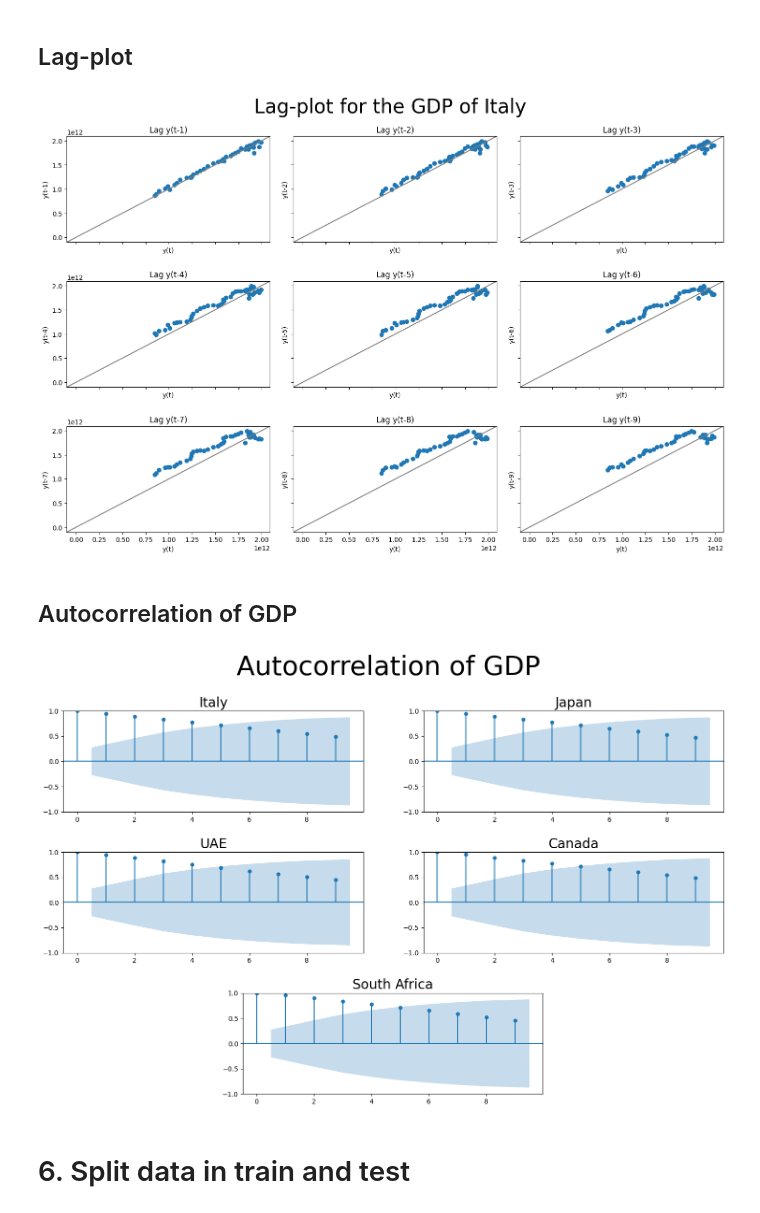
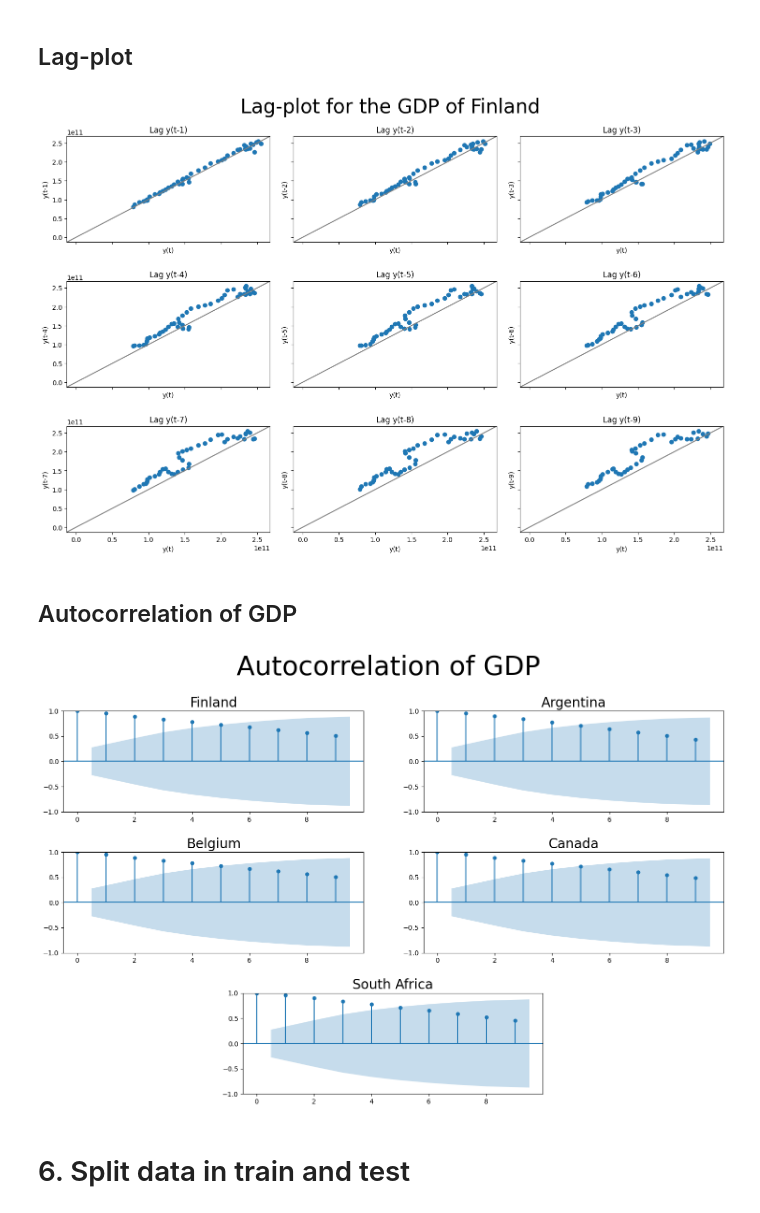
Before and after one commit to dariogemo/UNIVR-SMDS, a Jupyter notebook: prova.ipynb, the cells around one changed output. Cells and saved outputs as stored; diff of their text form; code cells hidden in the pictures.

```diff
--- a/prova.ipynb
+++ b/prova.ipynb
@@ -40 +41,4 @@ df.head(3)
 3 rows × 53 columns
+# %%
+nation_list = f.create_nation_list(valid_nations, df)
+nation_list
@@ -79,8 +84,6 @@ nation_list = ['Italy', 'Japan', 'UAE', 'Canada', 'South Africa']
 # %%
-i = 0
-for df in df_list:
-    print(nation_list[i])
+for idx, df in enumerate(df_list):
+    print(nation_list[idx])
     print(df.info())
     print('----------------------------------------------')
-    i += 1
 # %% [output]
@@ -234,35 +229,35 @@ plt.suptitle('Scatter of lowest correlation variables', fontsize = 40)
 plt.tight_layout(pad = 2.8, h_pad = 1.8)
 fig.subplots_adjust(hspace = 0.4, wspace = 0.2)
 
-idx = f.lowest_corr_variable(corr_ita)
+idx = f.lowest_corr_variable(corr_1)
 low_corr_list.append(idx)
-sns.scatterplot(x = df_italy[idx[0]], y = df_italy[idx[1]], ax = ax[0][0])
-idx = f.lowest_corr_variable(corr_jap)
+sns.scatterplot(x = df_1[idx[0]], y = df_1[idx[1]], ax = ax[0][0])
+idx = f.lowest_corr_variable(corr_2)
 low_corr_list.append(idx)
-sns.scatterplot(x = df_japan[idx[0]], y = df_japan[idx[1]], ax = ax[0][1])
-idx = f.lowest_corr_variable(corr_uae)
+sns.scatterplot(x = df_2[idx[0]], y = df_2[idx[1]], ax = ax[0][1])
+idx = f.lowest_corr_variable(corr_3)
 low_corr_list.append(idx)
-sns.scatterplot(x = df_uae[idx[0]], y = df_uae[idx[1]], ax = ax[1][0])
-idx = f.lowest_corr_variable(corr_canada)
+sns.scatterplot(x = df_3[idx[0]], y = df_3[idx[1]], ax = ax[1][0])
+idx = f.lowest_corr_variable(corr_4)
 low_corr_list.append(idx)
-sns.scatterplot(x = df_canada[idx[0]], y = df_canada[idx[1]], ax = ax[1][1])
-idx = f.lowest_corr_variable(corr_safrica)
+sns.scatterplot(x = df_4[idx[0]], y = df_4[idx[1]], ax = ax[1][1])
+idx = f.lowest_corr_variable(corr_5)
 low_corr_list.append(idx)
-sns.scatterplot(x = df_safrica[idx[0]], y = df_safrica[idx[1]], ax = ax[2][0])
+sns.scatterplot(x = df_5[idx[0]], y = df_5[idx[1]], ax = ax[2][0])
 fig.delaxes(ax[2][1])
 
-ax[0][0].set_title('Italy', fontsize = 20)
-ax[0][1].set_title('Japan', fontsize = 20)
-ax[1][0].set_title('UAE', fontsize = 20)
-ax[1][1].set_title('Canada', fontsize = 20)
-ax[2][0].set_title('South Africa', fontsize = 20)
+ax[0][0].set_title(nation_list[0], fontsize = 20)
+ax[0][1].set_title(nation_list[1], fontsize = 20)
+ax[1][0].set_title(nation_list[2], fontsize = 20)
+ax[1][1].set_title(nation_list[3], fontsize = 20)
+ax[2][0].set_title(nation_list[4], fontsize = 20)
 
 pos = ax[2][0].get_position()
 new_pos = [pos.x0 + 0.25, pos.y0, pos.width, pos.height]
 ax[2][0].set_position(new_pos)
 
 print('Tuple of variables for every nation with lowest correlation:')
-display(pd.DataFrame(low_corr_list, index = ['Italy', 'Japan', 'UAE', 'Canada', 'South Africa']))
+display(pd.DataFrame(low_corr_list, index = nation_list))
 
 plt.show()
 # %% [output]
@@ -278,18 +273,18 @@ Tuple of variables for every nation with lowest correlation:
 ## Lag-plot
 # %%
 fig, axes = plt.subplots(3,3, sharex=True, sharey=True, figsize=(15,10))
-fig.suptitle('Lag-plot for the GDP of Italy', fontsize = 30)
+fig.suptitle(f'Lag-plot for the GDP of {nation_list[0]}', fontsize = 30)
 plt.tight_layout(pad = 2, h_pad = 5)
 
 for i, ax in enumerate(axes.flatten()[:9]):
-    pd.plotting.lag_plot(df_italy['GDP'], lag = i+1, ax = ax)
+    pd.plotting.lag_plot(df_1['GDP'], lag = i+1, ax = ax)
     ax.set_xlabel('y(t)')
     ax.set_ylabel('y(t-'+str(i+1)+')')
     ax.set_title(f'Lag y(t-{str(i+1)})')
     pt = (350, 350)
     ax.axline(pt, slope=1, color='gray')
 # %% [output]
-[figure, old version]
+[figure, new version]
 # %% [markdown]
 ## Autocorrelation of GDP
 # %%
@@ -298,19 +293,19 @@ plt.suptitle('Autocorrelation of GDP', fontsize = 40)
 plt.tight_layout(pad = 2.8, h_pad = 1.8)
 fig.subplots_adjust(hspace = 0.4, wspace = 0.2)
 
-plot_acf(df_italy['GDP'], lags = 9, ax = ax[0][0])
-plot_acf(df_japan['GDP'], lags = 9, ax = ax[0][1])
-plot_acf(df_uae['GDP'], lags = 9, ax = ax[1][0])
-plot_acf(df_canada['GDP'], lags = 9, ax = ax[1][1])
-plot_acf(df_safrica['GDP'], lags = 9, ax = ax[2][0])
+plot_acf(df_1['GDP'], lags = 9, ax = ax[0][0])
+plot_acf(df_2['GDP'], lags = 9, ax = ax[0][1])
+plot_acf(df_3['GDP'], lags = 9, ax = ax[1][0])
+plot_acf(df_4['GDP'], lags = 9, ax = ax[1][1])
+plot_acf(df_5['GDP'], lags = 9, ax = ax[2][0])
 
 fig.delaxes(ax[2][1])
 
-ax[0][0].set_title('Italy', fontsize = 20)
-ax[0][1].set_title('Japan', fontsize = 20)
-ax[1][0].set_title('UAE', fontsize = 20)
-ax[1][1].set_title('Canada', fontsize = 20)
-ax[2][0].set_title('South Africa', fontsize = 20)
+ax[0][0].set_title(nation_list[0], fontsize = 20)
+ax[0][1].set_title(nation_list[1], fontsize = 20)
+ax[1][0].set_title(nation_list[2], fontsize = 20)
+ax[1][1].set_title(nation_list[3], fontsize = 20)
+ax[2][0].set_title(nation_list[4], fontsize = 20)
 
 pos = ax[2][0].get_position()
 new_pos = [pos.x0 + 0.25, pos.y0, pos.width, pos.height]
@@ -318,7 +313,7 @@ ax[2][0].set_position(new_pos)
 
 plt.show()
 # %% [output]
-[figure, old version]
+[figure, new version]
 # %% [markdown]
 # 6. Split data in train and test
 # %%
```
Also changed, not shown: parts of 33 cells of this notebook, 3 other files.
